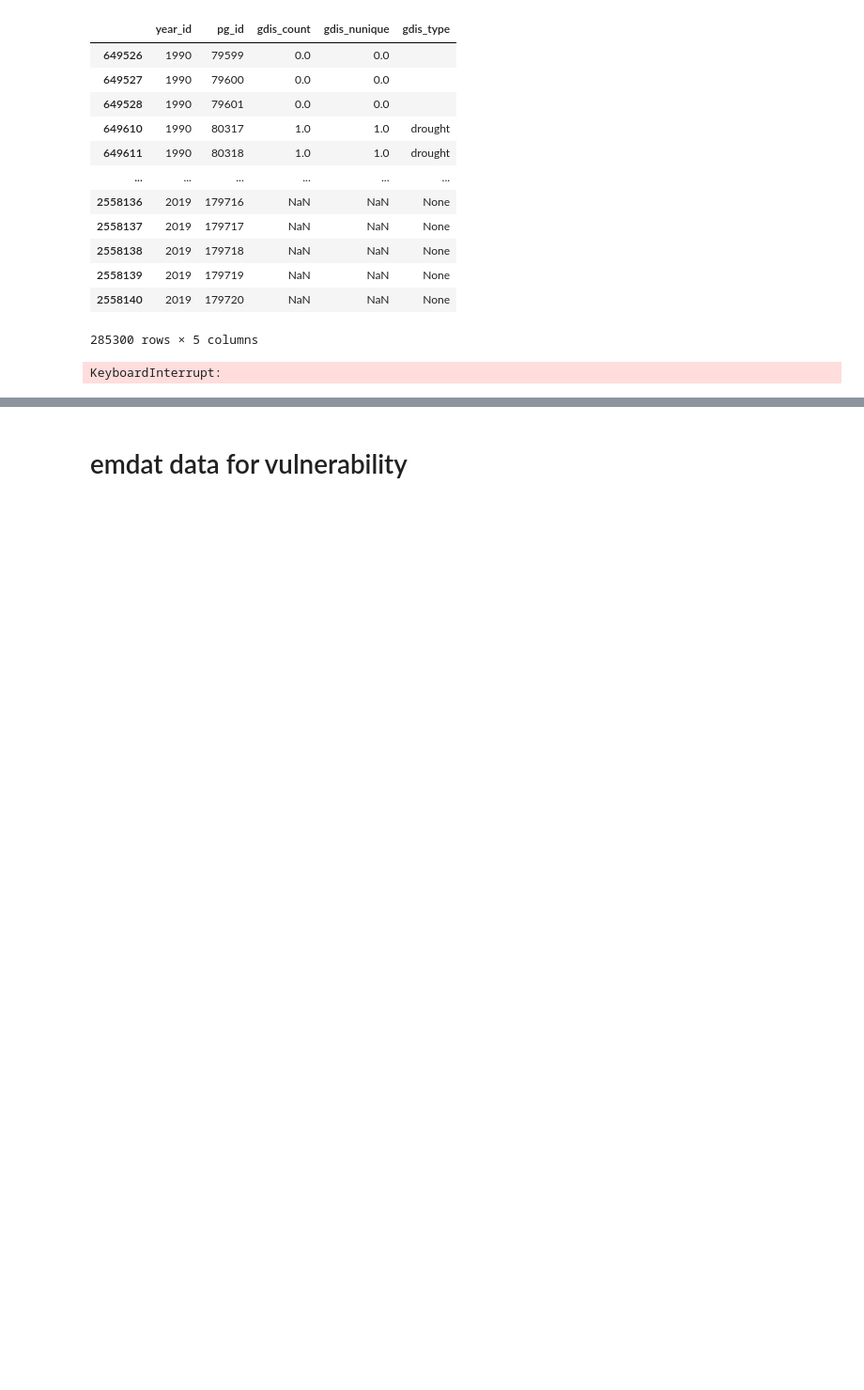
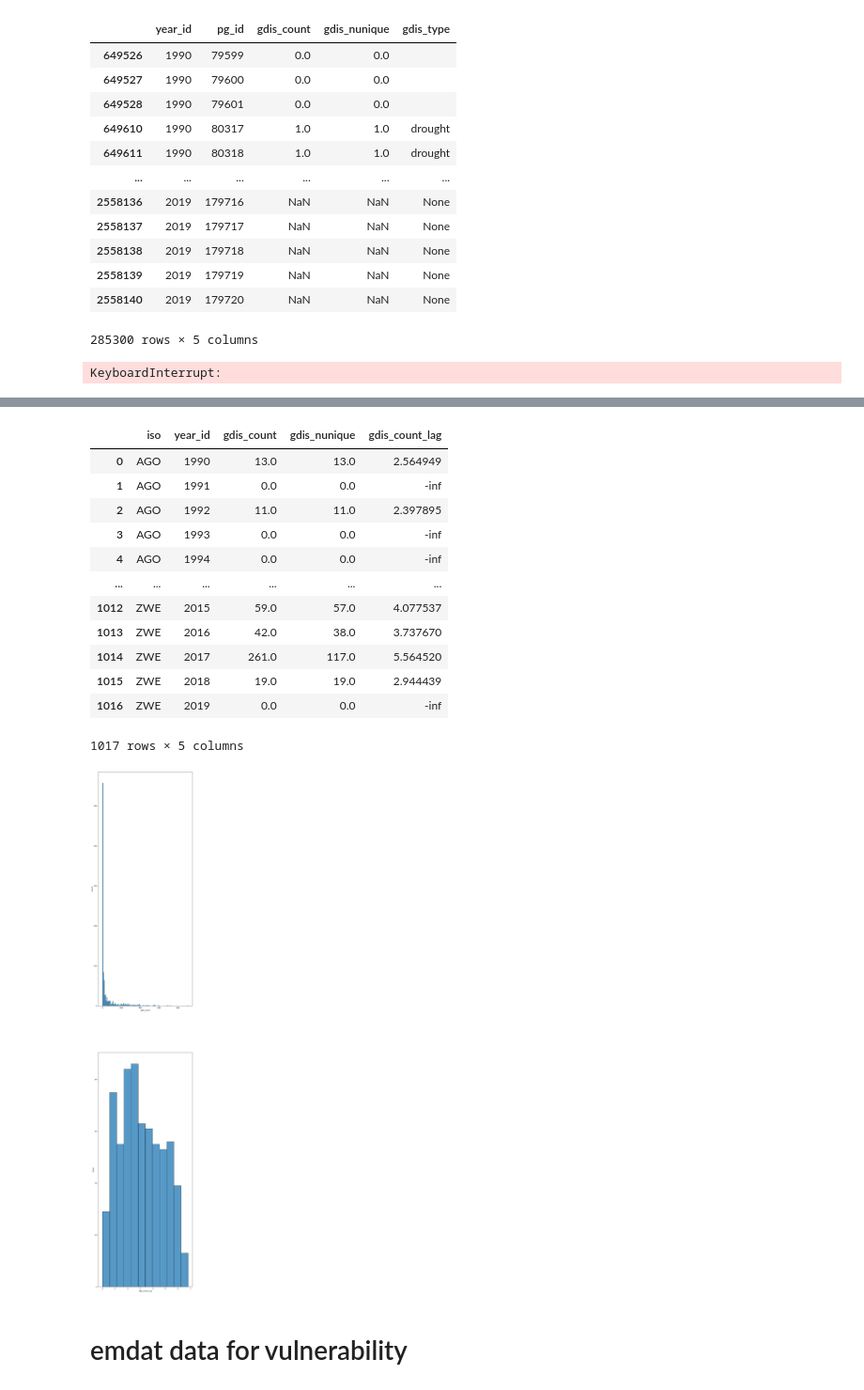
Before and after one commit to NatStrom/Thesis, a Jupyter notebook: controls.ipynb, the cells around one changed output, grey strips where cells are left out. Shown at 94% size. Cells and saved outputs as stored; diff of their text form; code cells hidden in the pictures; blank space fills up the shorter version.

```diff
--- a/controls.ipynb
+++ b/controls.ipynb
@@ -913,3 +953,28 @@ plt.savefig('data_disaster2.png')
+# %%
+#logtransform the aid
+data_disaster['gdis_count_lag'] = np.log(data_disaster['gdis_count'])
+display(data_disaster)
+
+figure, axes = plt.subplots(2,1,figsize=(10,55))
+sns.histplot(data_disaster['gdis_count'],ax=axes[0])
+sns.histplot(data_disaster['gdis_count_lag'],ax=axes[1])
+
+plt.savefig('disaster_log.png')
+# %% [output]
+|  | iso | year_id | gdis_count | gdis_nunique | gdis_count_lag |
+| 0 | AGO | 1990 | 13.0 | 13.0 | 2.564949 |
+| 1 | AGO | 1991 | 0.0 | 0.0 | -inf |
+| 2 | AGO | 1992 | 11.0 | 11.0 | 2.397895 |
+| 3 | AGO | 1993 | 0.0 | 0.0 | -inf |
+| 4 | AGO | 1994 | 0.0 | 0.0 | -inf |
+| ... | ... | ... | ... | ... | ... |
+| 1012 | ZWE | 2015 | 59.0 | 57.0 | 4.077537 |
+| 1013 | ZWE | 2016 | 42.0 | 38.0 | 3.737670 |
+| 1014 | ZWE | 2017 | 261.0 | 117.0 | 5.564520 |
+| 1015 | ZWE | 2018 | 19.0 | 19.0 | 2.944439 |
+| 1016 | ZWE | 2019 | 0.0 | 0.0 | -inf |
+1017 rows × 5 columns
+[figure, added]
 # %%
 data_disaster.to_csv('data_disaster.csv')
 # %% [markdown]
```
Also changed, not shown: parts of 19 cells of this notebook, 1 other file.
